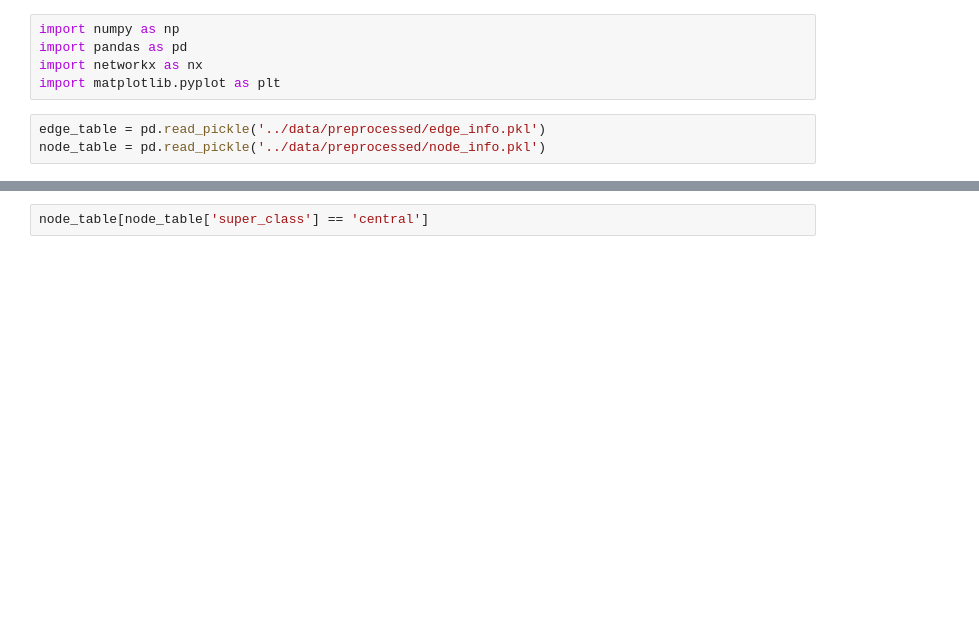
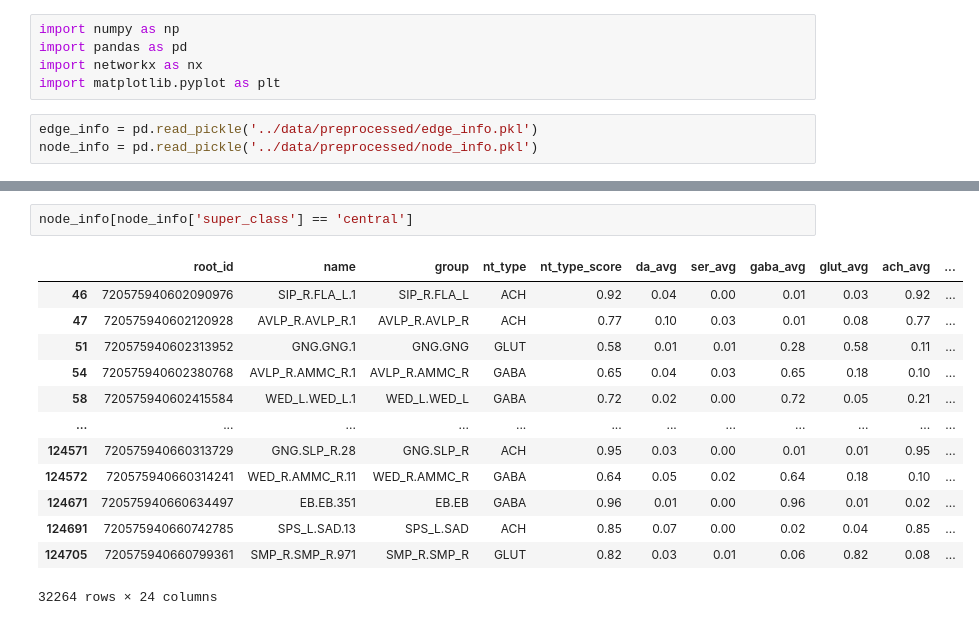
Before and after one commit to ernestoBocini/Drosophila-Brain-Wiring-Diagram-GAT, a Jupyter notebook: notebooks/exploration.ipynb, the cells around one changed output, grey strips where cells are left out. Saved outputs shown, nothing was run; the diff lists cells and outputs as text; blank space fills up the shorter version.

```diff
--- a/notebooks/exploration.ipynb
+++ b/notebooks/exploration.ipynb
@@ -4,6 +4,6 @@ import pandas as pd
 import networkx as nx
 import matplotlib.pyplot as plt
 # %%
-edge_table = pd.read_pickle('../data/preprocessed/edge_info.pkl')
-node_table = pd.read_pickle('../data/preprocessed/node_info.pkl')
+edge_info = pd.read_pickle('../data/preprocessed/edge_info.pkl')
+node_info = pd.read_pickle('../data/preprocessed/node_info.pkl')
 # %%
@@ -11,5 +11,19 @@ len(node_table), len(edge_table)
 # %% [output]
 (124733, 2620473)
 # %%
-node_table[node_table['super_class'] == 'central']
+node_info[node_info['super_class'] == 'central']
+# %% [output]
+|  | root_id | name | group | nt_type | nt_type_score | da_avg | ser_avg | gaba_avg | glut_avg | ach_avg | ... |
+| 46 | 720575940602090976 | SIP_R.FLA_L.1 | SIP_R.FLA_L | ACH | 0.92 | 0.04 | 0.00 | 0.01 | 0.03 | 0.92 | ... |
+| 47 | 720575940602120928 | AVLP_R.AVLP_R.1 | AVLP_R.AVLP_R | ACH | 0.77 | 0.10 | 0.03 | 0.01 | 0.08 | 0.77 | ... |
+| 51 | 720575940602313952 | GNG.GNG.1 | GNG.GNG | GLUT | 0.58 | 0.01 | 0.01 | 0.28 | 0.58 | 0.11 | ... |
+| 54 | 720575940602380768 | AVLP_R.AMMC_R.1 | AVLP_R.AMMC_R | GABA | 0.65 | 0.04 | 0.03 | 0.65 | 0.18 | 0.10 | ... |
+| 58 | 720575940602415584 | WED_L.WED_L.1 | WED_L.WED_L | GABA | 0.72 | 0.02 | 0.00 | 0.72 | 0.05 | 0.21 | ... |
+| ... | ... | ... | ... | ... | ... | ... | ... | ... | ... | ... | ... |
+| 124571 | 720575940660313729 | GNG.SLP_R.28 | GNG.SLP_R | ACH | 0.95 | 0.03 | 0.00 | 0.01 | 0.01 | 0.95 | ... |
+| 124572 | 720575940660314241 | WED_R.AMMC_R.11 | WED_R.AMMC_R | GABA | 0.64 | 0.05 | 0.02 | 0.64 | 0.18 | 0.10 | ... |
+| 124671 | 720575940660634497 | EB.EB.351 | EB.EB | GABA | 0.96 | 0.01 | 0.00 | 0.96 | 0.01 | 0.02 | ... |
+| 124691 | 720575940660742785 | SPS_L.SAD.13 | SPS_L.SAD | ACH | 0.85 | 0.07 | 0.00 | 0.02 | 0.04 | 0.85 | ... |
+| 124705 | 720575940660799361 | SMP_R.SMP_R.971 | SMP_R.SMP_R | GLUT | 0.82 | 0.03 | 0.01 | 0.06 | 0.82 | 0.08 | ... |
+32264 rows × 24 columns
 # %%
```
Also changed, not shown: parts of 19 cells of this notebook.
